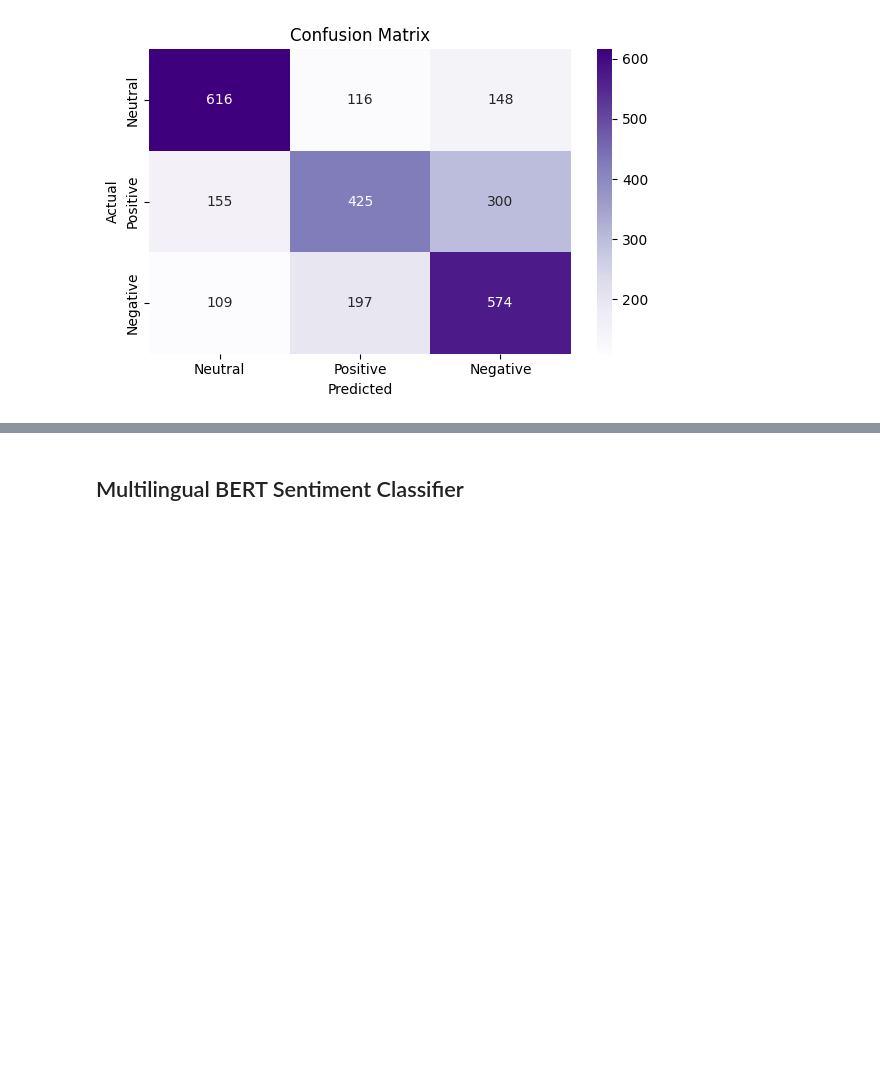
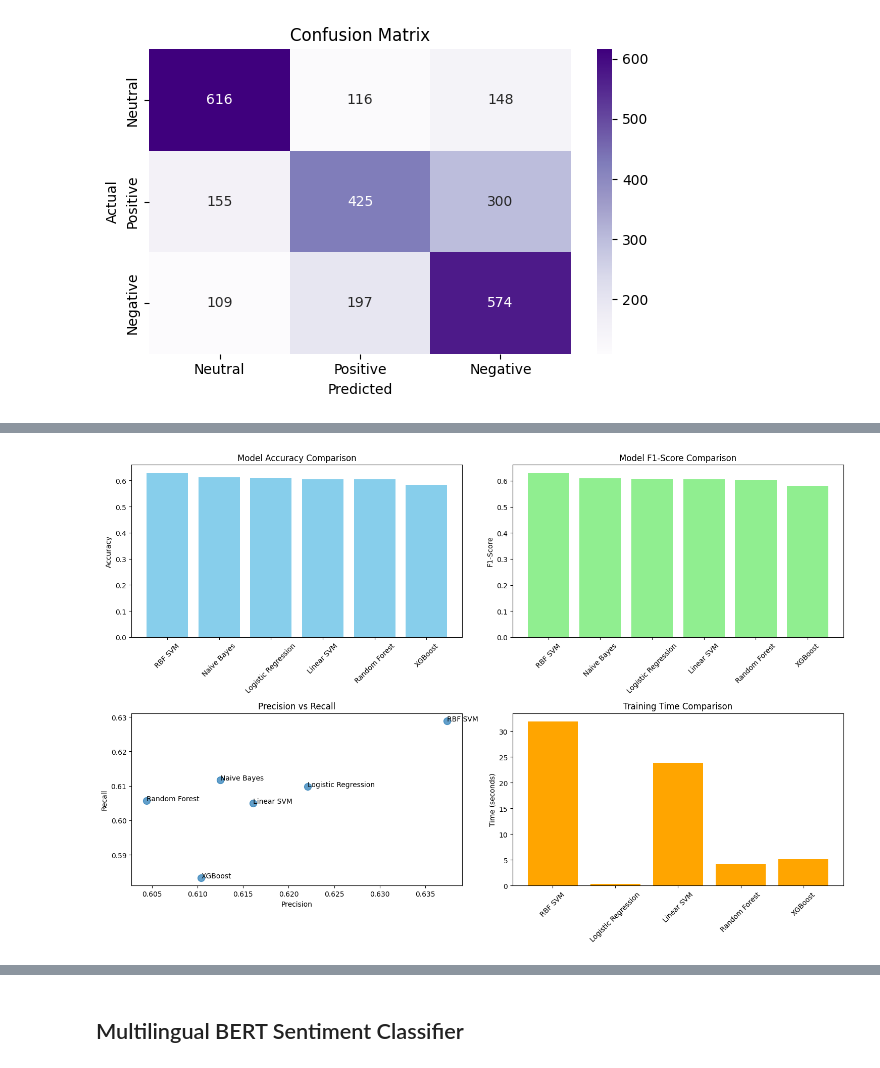
Before and after one commit to sandeshs0/political-sentiment-analysis, a Jupyter notebook: nepali_sentiment_analysis.ipynb, the cells around one changed output, grey strips where cells are left out. Drawn from its saved outputs; the diff is of its cells as text; code cells hidden in the pictures; blank space fills up the shorter version.

```diff
--- a/nepali_sentiment_analysis.ipynb
+++ b/nepali_sentiment_analysis.ipynb
@@ -601,0 +857,98 @@ plt.show()
+# %%
+# Collecting all model results
+from sklearn.metrics import precision_score, recall_score, f1_score
+
+# Get Naive Bayes predictions (assuming nb_model was trained earlier)
+y_pred_nb = nb_model.predict(X_test_vec)
+
+# Compile all results
+models_comparison = {
+    'Naive Bayes': {
+        'predictions': y_pred_nb,
+        'training_time': 'Fast (~seconds)'
+    },
+    'Linear SVM': {
+        'predictions': svm_results['linear']['predictions'],
+        'training_time': svm_results['linear']['training_time']
+    },
+    'RBF SVM': {
+        'predictions': svm_results['rbf']['predictions'],
+        'training_time': svm_results['rbf']['training_time']
+    },
+    'Random Forest': {
+        'predictions': y_pred_rf,
+        'training_time': rf_training_time
+    },
+    'Logistic Regression': {
+        'predictions': best_lr_pred,
+        'training_time': lr_training_time
+    },
+    'XGBoost': {
+        'predictions': y_pred_xgb,
+        'training_time': xgb_training_time
+    }
+}
+
+# Calculate metrics for all models
+comparison_results = []
+
+for model_name, results in models_comparison.items():
+    y_pred = results['predictions']
+
+    # Calculate metrics
+    accuracy = accuracy_score(y_test, y_pred)
+    precision = precision_score(y_test, y_pred, average='weighted')
+    recall = recall_score(y_test, y_pred, average='weighted')
+    f1 = f1_score(y_test, y_pred, average='weighted')
+
+    comparison_results.append({
+        'Model': model_name,
+        'Accuracy': round(accuracy, 4),
+        'Precision': round(precision, 4),
+        'Recall': round(recall, 4),
+        'F1-Score': round(f1, 4),
+        'Training Time (s)': results['training_time'] if isinstance(results['training_time'], (int, float)) else results['training_time']
+    })
+
+# Create comparison DataFrame
+comparison_df = pd.DataFrame(comparison_results)
+comparison_df = comparison_df.sort_values('F1-Score', ascending=False)
+
+print(" MODEL PERFORMANCE COMPARISON")
+print("=" * 50)
+print(comparison_df.to_string(index=False))
+
+# Visualize model comparison
+fig, axes = plt.subplots(2, 2, figsize=(15, 10))
+
+# Accuracy comparison
+axes[0,0].bar(comparison_df['Model'], comparison_df['Accuracy'], color='skyblue')
+axes[0,0].set_title('Model Accuracy Comparison')
+axes[0,0].set_ylabel('Accuracy')
+axes[0,0].tick_params(axis='x', rotation=45)
+
+# F1-Score comparison
+axes[0,1].bar(comparison_df['Model'], comparison_df['F1-Score'], color='lightgreen')
+axes[0,1].set_title('Model F1-Score Comparison')
+axes[0,1].set_ylabel('F1-Score')
+axes[0,1].tick_params(axis='x', rotation=45)
+
+# Precision vs Recall
+axes[1,0].scatter(comparison_df['Precision'], comparison_df['Recall'], s=100, alpha=0.7)
+for i, model in enumerate(comparison_df['Model']):
+    axes[1,0].annotate(model, (comparison_df['Precision'].iloc[i], comparison_df['Recall'].iloc[i]))
+axes[1,0].set_xlabel('Precision')
+axes[1,0].set_ylabel('Recall')
+axes[1,0].set_title('Precision vs Recall')
+
+# Training time comparison (excluding text entries)
+numeric_times = comparison_df[comparison_df['Training Time (s)'].apply(lambda x: isinstance(x, (int, float)))]
+if not numeric_times.empty:
+    axes[1,1].bar(numeric_times['Model'], numeric_times['Training Time (s)'], color='orange')
+    axes[1,1].set_title('Training Time Comparison')
+    axes[1,1].set_ylabel('Time (seconds)')
+    axes[1,1].tick_params(axis='x', rotation=45)
+
+plt.tight_layout()
+plt.show()
+# %% [output]
@@ -601,0 +964 @@ plt.show()
+[figure, added]
```
Also changed, not shown: parts of 27 cells of this notebook, 19 other files.
